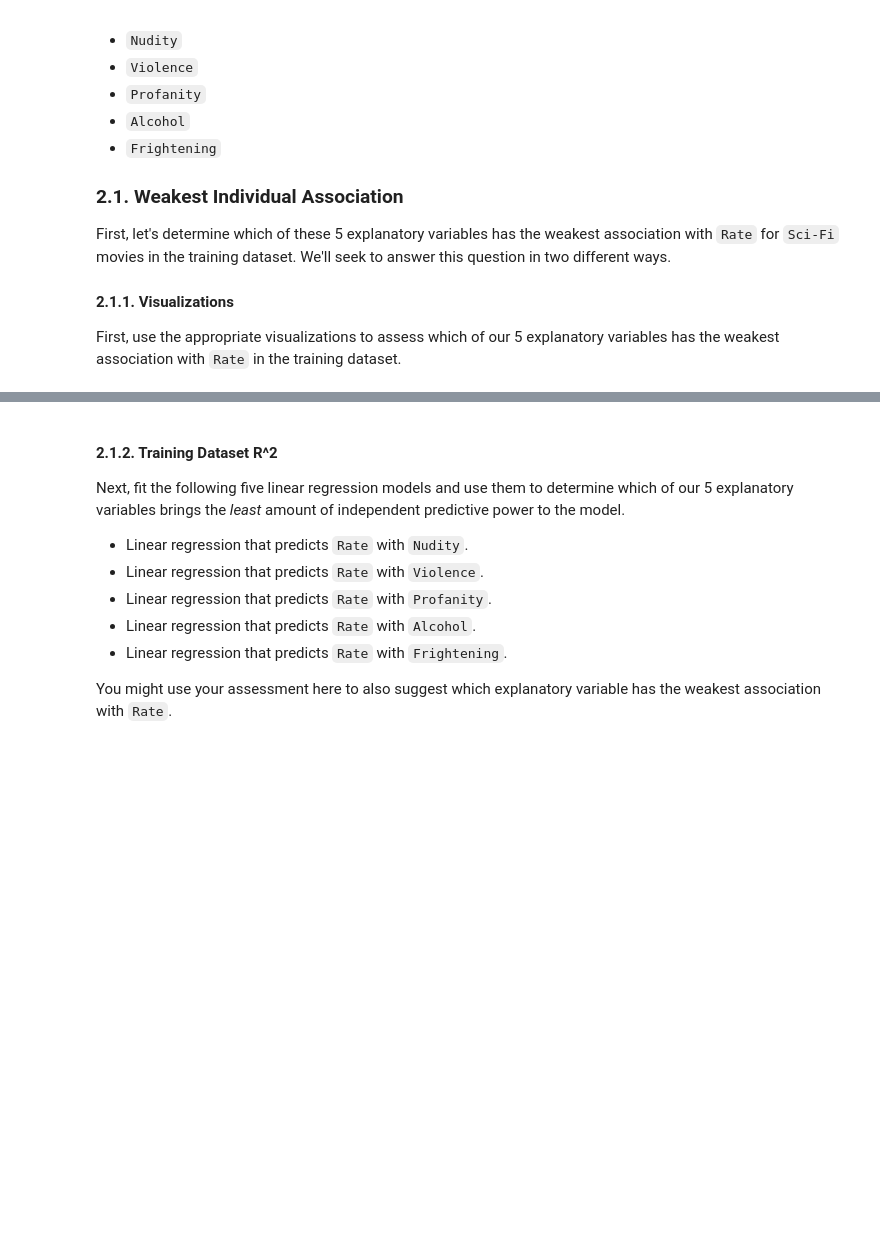
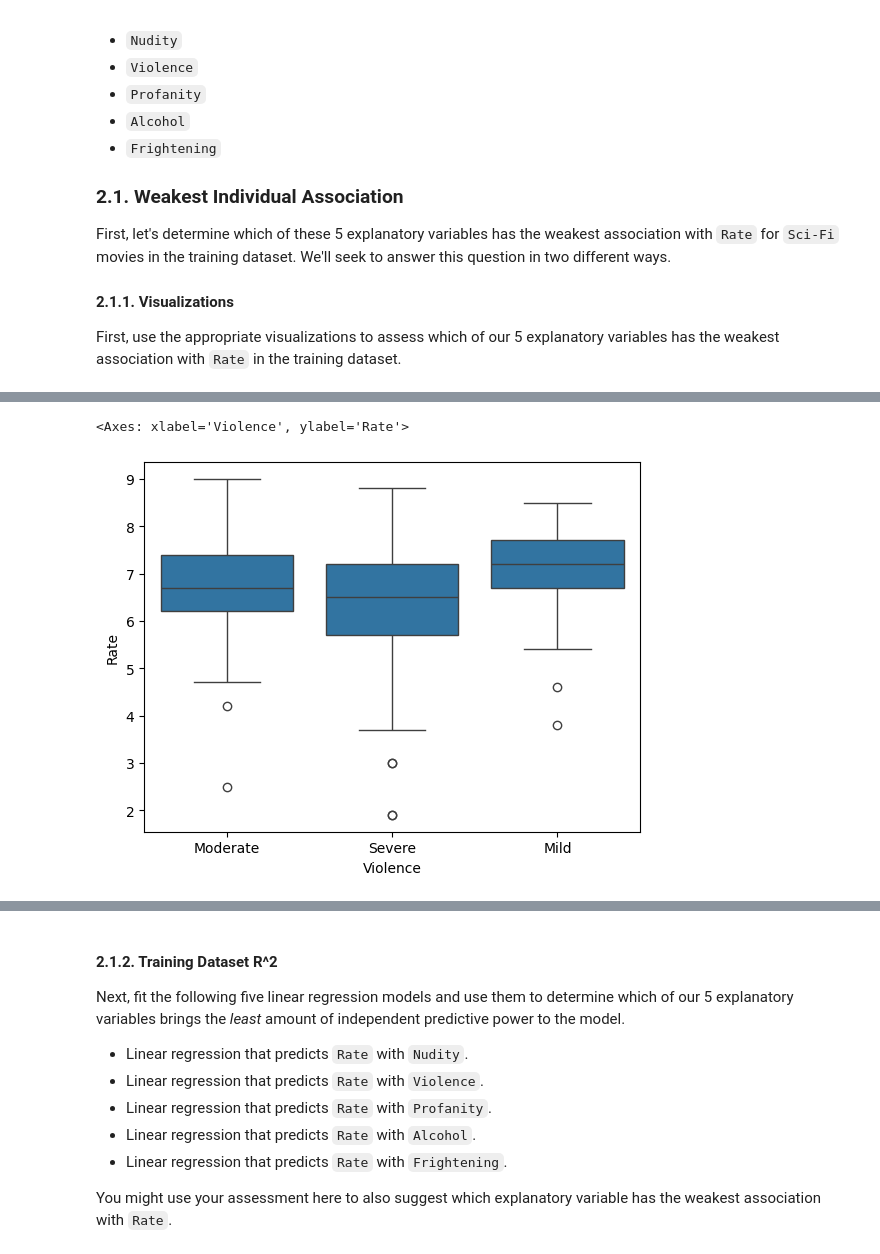
Before and after one commit to ryguy2k4/stat207, a Jupyter notebook: lab_07/lab_07_individual.ipynb, the cells around one changed output, grey strips where cells are left out. Drawn from its saved outputs; the diff is of its cells as text; code cells hidden in the pictures; blank space fills up the shorter version.

```diff
--- a/lab_07/lab_07_individual.ipynb
+++ b/lab_07/lab_07_individual.ipynb
@@ -164,0 +207,5 @@ First, use the appropriate visualizations to assess which of our 5 explanatory v
+# %%
+sns.boxplot(x="Violence",y="Rate",data=df)
+# %% [output]
+<Axes: xlabel='Violence', ylabel='Rate'>
+[figure, added]
```
Also changed, not shown: parts of 25 cells of this notebook, 1 other file.
